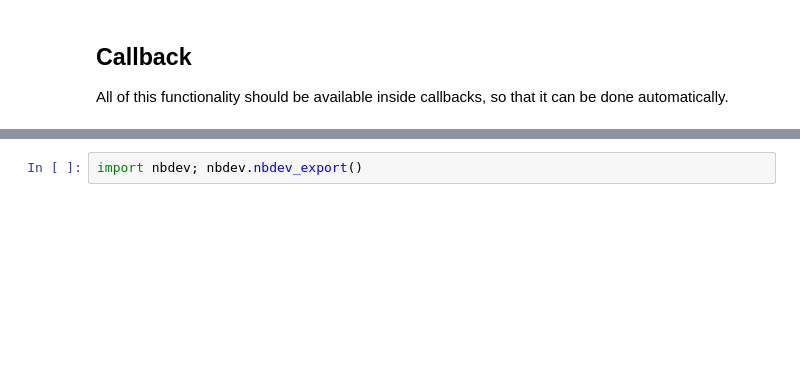
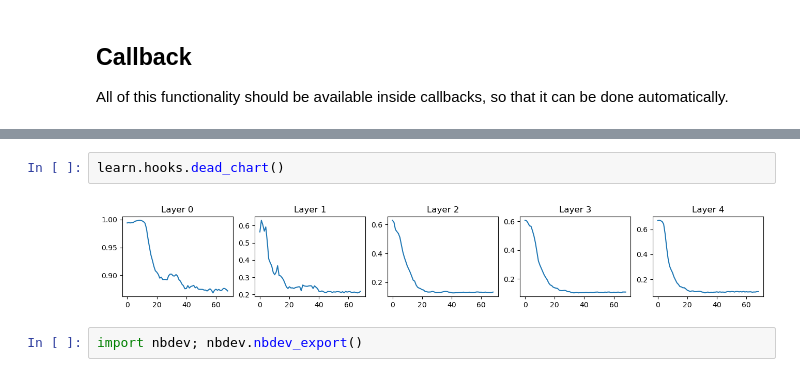
Before and after one commit to stroopwafl/miniai, a Jupyter notebook: nbs/04_activations.ipynb, the cells around one changed output, grey strips where cells are left out. Drawn from its saved outputs; the diff is of its cells as text; blank space fills up the shorter version.

```diff
--- a/nbs/04_activations.ipynb
+++ b/nbs/04_activations.ipynb
@@ -259,2 +228,6 @@ learn.fit(0.2, 1, one_cycle=True)
+# %%
+learn.hooks.dead_chart()
+# %% [output]
+[figure, added]
 # %%
 import nbdev; nbdev.nbdev_export()
```
Also changed, not shown: parts of 13 cells of this notebook, 2 other files.
